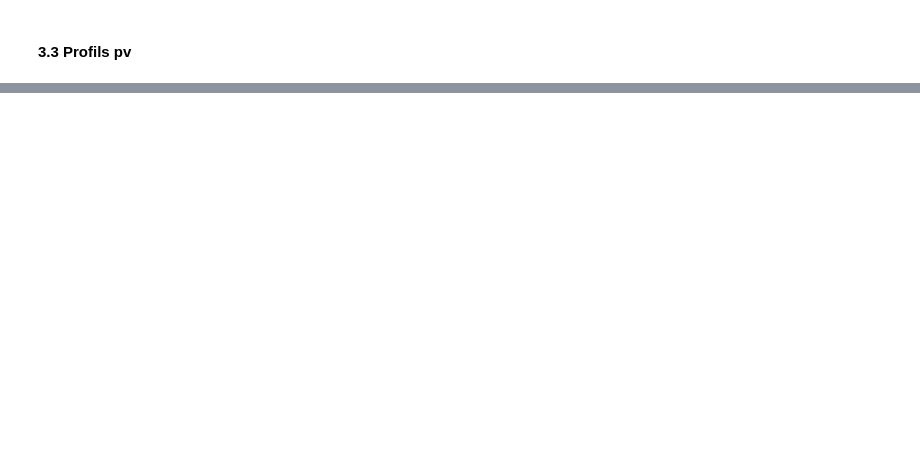
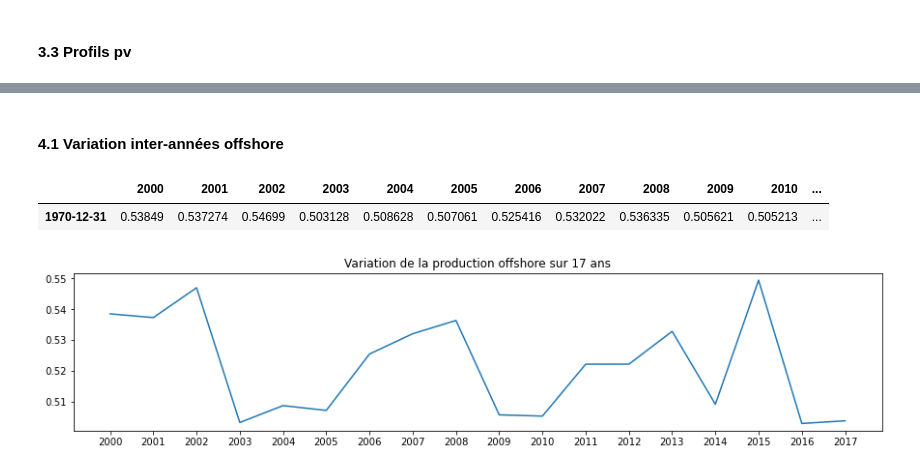
Before and after one commit to AmandineCapitaine/Projet_ENR, a Jupyter notebook: 6_profils_vre_dataframe.ipynb, the cells around one changed output, grey strips where cells are left out. Drawn from its saved outputs; the diff is of its cells as text; code cells hidden in the pictures; blank space fills up the shorter version.

```diff
--- a/6_profils_vre_dataframe.ipynb
+++ b/6_profils_vre_dataframe.ipynb
@@ -23,7 +23,16 @@ vre2013 = pd.read_csv("inputs/vre_profiles2013.csv", header=None)
 vre2012 = pd.read_csv("inputs/vre_profiles2012.csv", header=None)
 vre2011 = pd.read_csv("inputs/vre_profiles2011.csv", header=None)
 vre2010 = pd.read_csv("inputs/vre_profiles2010.csv", header=None)
+vre2009 = pd.read_csv("inputs/vre_profiles2009.csv", header=None)
+vre2008 = pd.read_csv("inputs/vre_profiles2008.csv", header=None)
+vre2007 = pd.read_csv("inputs/vre_profiles2007.csv", header=None)
 vre2006 = pd.read_csv("inputs/vre_profiles2006.csv", header=None)
+vre2005 = pd.read_csv("inputs/vre_profiles2005.csv", header=None)
+vre2004 = pd.read_csv("inputs/vre_profiles2004.csv", header=None)
+vre2003 = pd.read_csv("inputs/vre_profiles2003.csv", header=None)
+vre2002 = pd.read_csv("inputs/vre_profiles2002.csv", header=None)
+vre2001 = pd.read_csv("inputs/vre_profiles2001.csv", header=None)
+vre2000 = pd.read_csv("inputs/vre_profiles2000.csv", header=None)
 # %% [markdown]
 ### 1. Utils
 # %% [markdown]
@@ -250,0 +306,5 @@ plt.show()
+# %%
+profils_off_17, profils_on_17, profils_pv_17 = Formater_17_ans()
+profils_off_17.columns = ["2000", "2001", "2002", "2003", "2004", "2005", "2006", "2007", "2008", "2009", "2010", "2011", "2012", "2013", "2014", "2015", "2016", "2017"]
+profils_off_17.index = pd.to_datetime(profils_off_17.index, unit='h')
+profils_off_17.head()
@@ -250,0 +323,20 @@ plt.show()
+# %% [markdown]
+#### 4.1 Variation inter-années offshore
+# %%
+profils_off_year = profils_off_17.resample('Y').mean()  # M : moyenne de la production par mois
+profils_off_year.head()
+# %% [output]
+|  | 2000 | 2001 | 2002 | 2003 | 2004 | 2005 | 2006 | 2007 | 2008 | 2009 | 2010 | ... |
+| 1970-12-31 | 0.53849 | 0.537274 | 0.54699 | 0.503128 | 0.508628 | 0.507061 | 0.525416 | 0.532022 | 0.536335 | 0.505621 | 0.505213 | ... |
+# %%
+tab_ans_off = []
+ans = ["2000", "2001", "2002", "2003", "2004", "2005", "2006", "2007", "2008", "2009", "2010", "2011", "2012", "2013", "2014", "2015", "2016", "2017"]
+for an in ans:
+    tab_ans_off += [profils_off_year[an]]
+
+plt.figure(figsize=(15,3))
+plt.plot(ans, tab_ans_off)
+plt.title("Variation de la production offshore sur 17 ans")
+plt.show()
+# %% [output]
+[figure, added]
```
Also changed, not shown: parts of 13 cells of this notebook.
